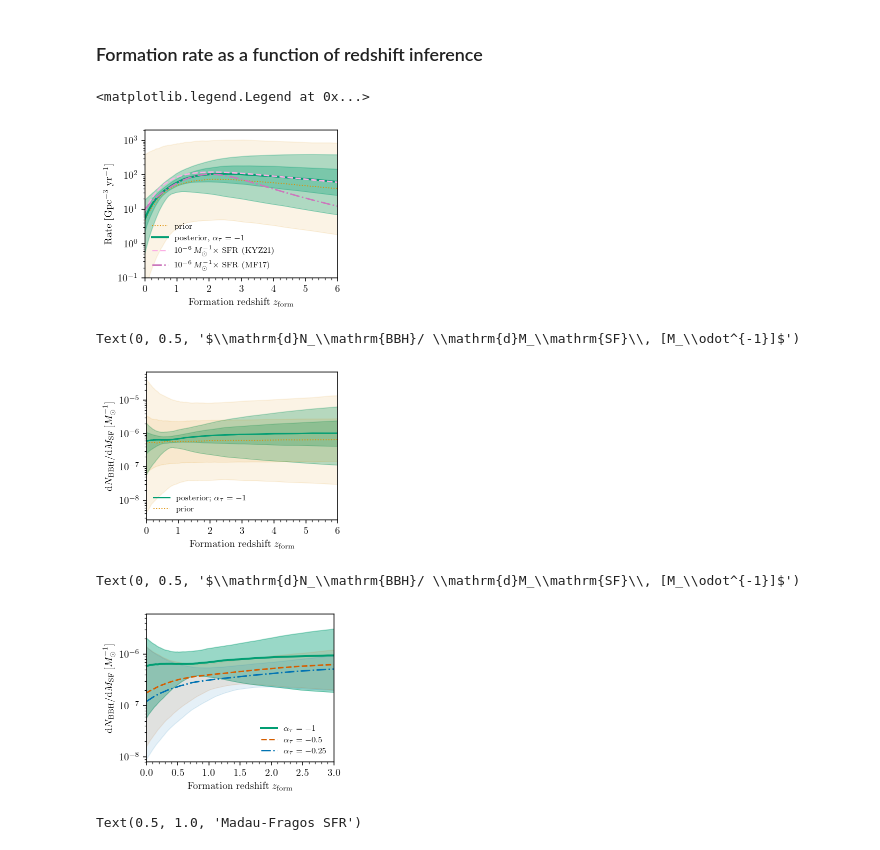
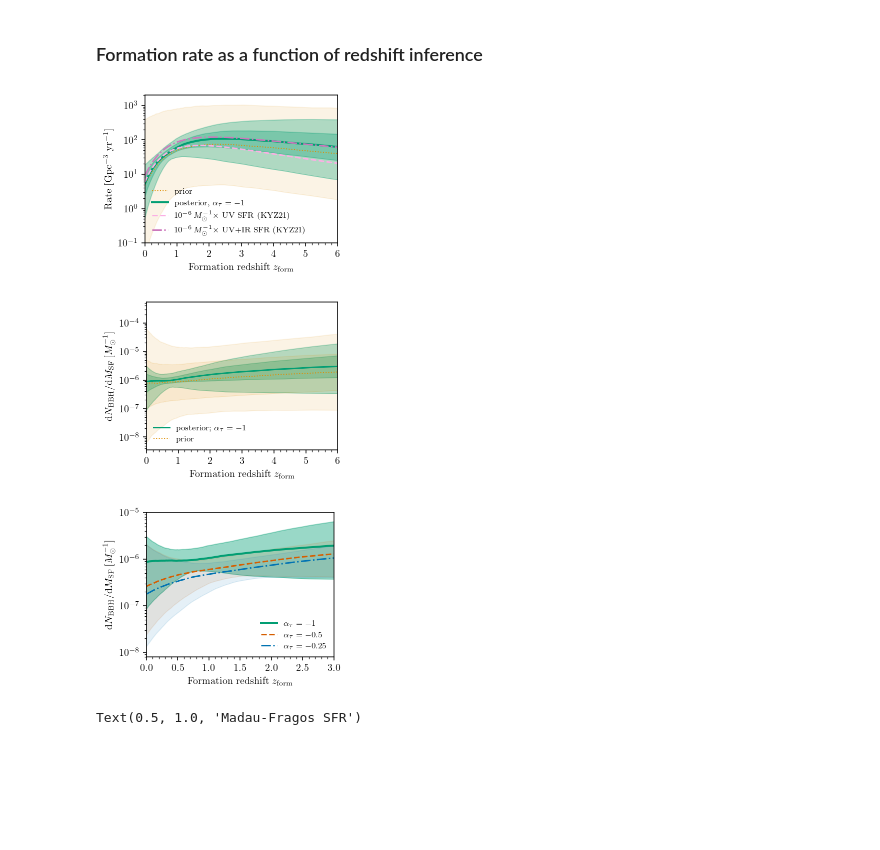
Before and after one commit to mfishbach/oldest-black-holes, a Jupyter notebook: OldestBlackHoles_Paper_Plots.ipynb, the cells around one changed output. Drawn from its saved outputs; the diff is of its cells as text; code cells hidden in the pictures; blank space fills up the shorter version.

```diff
--- a/OldestBlackHoles_Paper_Plots.ipynb
+++ b/OldestBlackHoles_Paper_Plots.ipynb
@@ -268,6 +268,8 @@ from gw_pop_numpyro import distributions as dist
 Ts = config.cosmo_dict["age_of_universe"] - tL_forms
 SFR = 0.1 * dist.rate_age(Ts/1e3, 1.34, 0.43) #in Msun Mpc^-3 yr^-1
 
+SFR_UV = 0.037 * dist.rate_age(Ts/1e3, 1.83, 0.48) #in Msun Mpc^-3 yr^-1
+
 xs = config.cosmo_dict["z_at_lookback_time"](tL_forms)
 
 SFR_MF = 0.01 * (1 + xs)**2.6 / (1 + ((1 +xs) / 3.2) ** 6.2) #in Msun Mpc^-3 yr^-1
@@ -280,9 +282,9 @@ plot_helper.plot_bands(ax, xs, 1e9 * Rfs_prior, bounds = [(5, 95)], plot_kwargs
 
 plot_helper.plot_bands(ax, xs, 1e9 * Rfs, plot_kwargs = dict(linewidth = 2.0, label = r'posterior, $\alpha_\tau = -1$'), color = sns.color_palette()[2])
 
-ax.plot(xs, 1e9 * 1e-6 * SFR, ls = '--', color = sns.color_palette()[6], linewidth = 1.5, label = r'$10^{-6}\,M_\odot^{-1}\times$ SFR (KYZ21)')
+ax.plot(xs, 1e9 * 1e-6 * SFR_UV, ls = '--', color = sns.color_palette()[6], linewidth = 1.5, label = r'$10^{-6}\,M_\odot^{-1}\times$ UV SFR (KYZ21)')
 
-ax.plot(xs, 1e9 * 1e-6 * SFR_MF, ls = '-.', color = sns.color_palette()[4], linewidth = 1.5, label = r'$10^{-6}\,M_\odot^{-1}\times$ SFR (MF17)')
+ax.plot(xs, 1e9 * 1e-6 * SFR, ls = '-.', color = sns.color_palette()[4], linewidth = 1.5, label = r'$10^{-6}\,M_\odot^{-1}\times$ UV+IR SFR (KYZ21)')
 
 ax.set_yscale('log')
 
@@ -297,47 +299,45 @@ ax.set_ylabel('Rate [Gpc$^{-3}$ yr$^{-1}$]')
 plt.legend(loc = 'lower left')
 
 
-#plt.savefig('figures/Rate_form_v_z_default_tau_withMF.pdf', bbox_inches = 'tight')
+plt.savefig('figures/Rate_form_v_z_default_tau_withUV.pdf', bbox_inches = 'tight')
 
-#plt.savefig('figures/Rate_form_v_z_default_tau_withMF.png', dpi = 300, bbox_inches = 'tight')
+plt.savefig('figures/Rate_form_v_z_default_tau_withUV.png', dpi = 300, bbox_inches = 'tight')
 # %% [output]
-<matplotlib.legend.Legend at 0x...>
-[figure, old version]
+[figure, new version]
 # %%
-efficiency = Rfs / SFR
+efficiency = Rfs / SFR_UV
 
-efficiency_prior = Rfs_prior/ SFR
+efficiency_prior = Rfs_prior/ SFR_UV
 
 
 fig, ax = plt.subplots(constrained_layout=True)
 
 plot_helper.plot_bands(ax, xs, efficiency, plot_kwargs = dict(linewidth = 1.5, label = r'posterior; $\alpha_\tau = -1$'), color = sns.color_palette()[2])
 
 plot_helper.plot_bands(ax, xs, efficiency_prior, plot_kwargs = dict(linewidth = 1.0, ls = ':', label = 'prior'), alpha = 0.1, color = sns.color_palette()[1])
 
 plt.legend(loc = 'lower left')
 
 ax.set_yscale('log')
 
 ax.set_xlim(0,6)
 
 ax.set_xlabel('Formation redshift $z_\mathrm{form}$')
 
 ax.set_ylabel(r'$\mathrm{d}N_\mathrm{BBH}/ \mathrm{d}M_\mathrm{SF}\, [M_\odot^{-1}]$')
 
-#plt.savefig('figures/formation_efficiency_v_redshift_default_tau.pdf', bbox_inches = 'tight')
-#plt.savefig('figures/formation_efficiency_v_redshift_default_tau.png', bbox_inches = 'tight', dpi = 300)
+plt.savefig('figures/formation_efficiency_v_redshift_default_tau.pdf', bbox_inches = 'tight')
+plt.savefig('figures/formation_efficiency_v_redshift_default_tau.png', bbox_inches = 'tight', dpi = 300)
 # %% [output]
-Text(0, 0.5, '$\\mathrm{d}N_\\mathrm{BBH}/ \\mathrm{d}M_\\mathrm{SF}\\, [M_\\odot^{-1}]$')
-[figure, old version]
+[figure, new version]
 # %%
-efficiency_default = Rfs / SFR
+efficiency_default = Rfs / SFR_UV
 
-efficiency_shallow = Rfs_al05 / SFR
+efficiency_shallow = Rfs_al05 / SFR_UV
 
-efficiency_shallower = Rfs_al025 / SFR
+efficiency_shallower = Rfs_al025 / SFR_UV
 
-#efficiency_steep = Rfs_al15 / SFR
+#efficiency_steep = Rfs_al15 / SFR_UV
 
 fig, ax = plt.subplots(constrained_layout=True)
 
@@ -357,17 +357,18 @@ ax.set_yscale('log')
 
 ax.set_xlim(0,3)
 
-ax.set_ylim(8e-9,6e-6)
+#ax.set_ylim(8e-9,6e-6)
+
+ax.set_ylim(8e-9, 1e-5)
 
 ax.set_xlabel('Formation redshift $z_\mathrm{form}$')
 
 ax.set_ylabel(r'$\mathrm{d}N_\mathrm{BBH}/ \mathrm{d}M_\mathrm{SF}\, [M_\odot^{-1}]$')
 
-#plt.savefig('figures/formation_efficiency_v_redshift_different_tau.pdf', bbox_inches = 'tight')
-#plt.savefig('figures/formation_efficiency_v_redshift_different_tau.png', bbox_inches = 'tight', dpi = 300)
+plt.savefig('figures/formation_efficiency_v_redshift_different_tau.pdf', bbox_inches = 'tight')
+plt.savefig('figures/formation_efficiency_v_redshift_different_tau.png', bbox_inches = 'tight', dpi = 300)
 # %% [output]
-Text(0, 0.5, '$\\mathrm{d}N_\\mathrm{BBH}/ \\mathrm{d}M_\\mathrm{SF}\\, [M_\\odot^{-1}]$')
-[figure, old version]
+[figure, new version]
 # %%
 efficiency_default_MF = Rfs / SFR_MF
 
```
Also changed, not shown: parts of 5 cells of this notebook.
